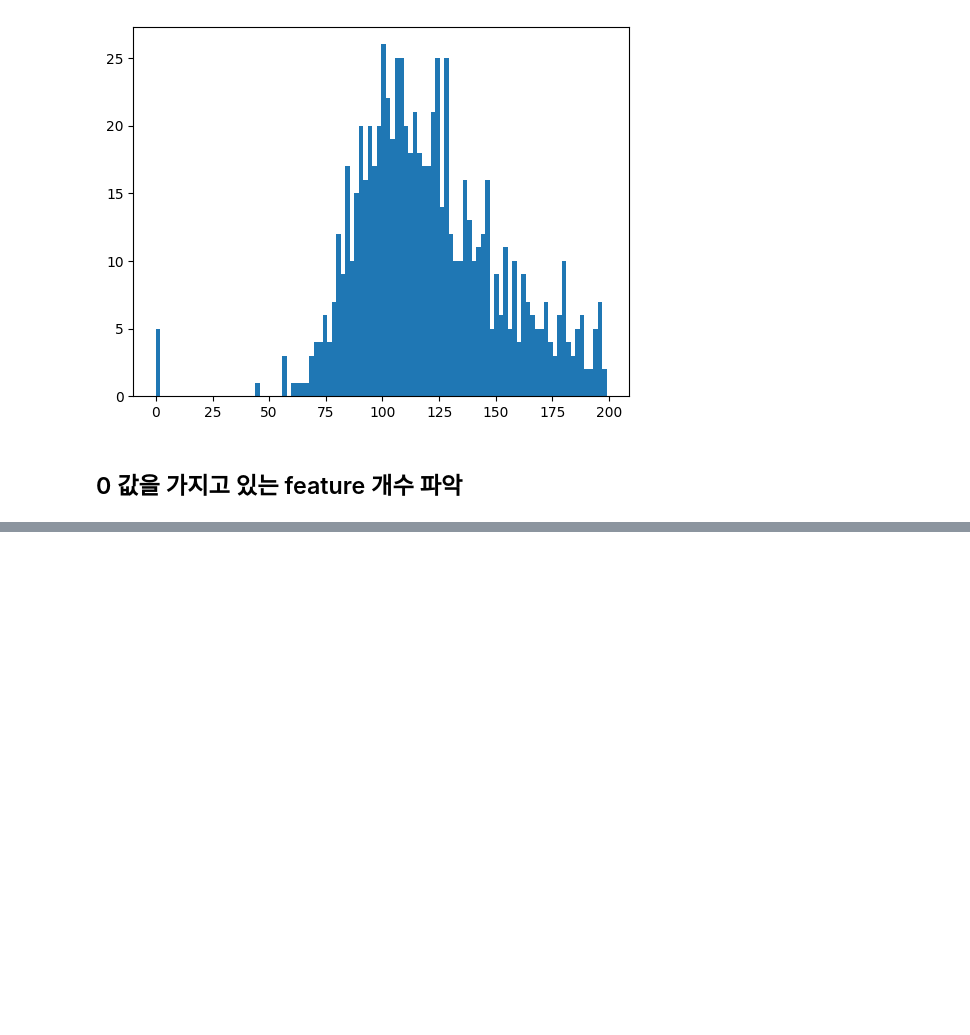
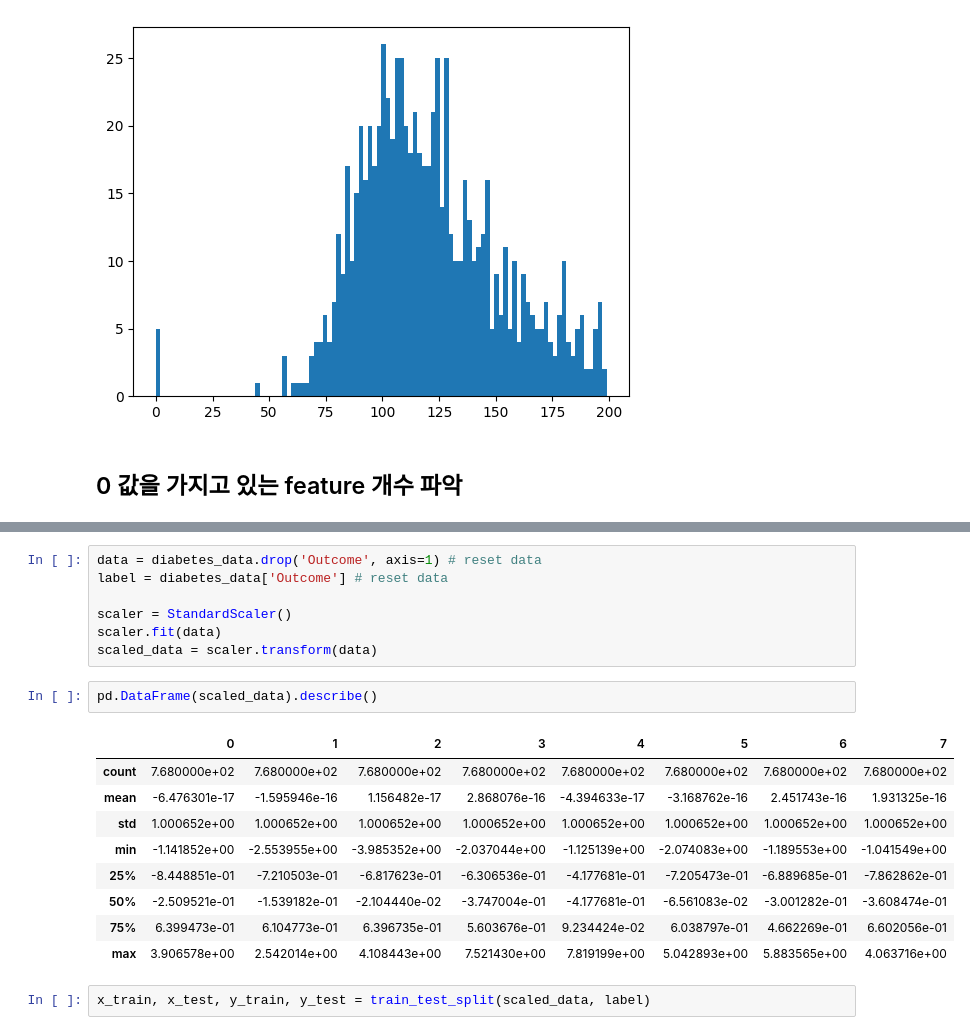
Before and after one commit to SCUTUM98/MachineLearning_Class, a Jupyter notebook: 0616_당뇨병예측.ipynb, the cells around one changed output, grey strips where cells are left out. Drawn from its saved outputs; the diff is of its cells as text; blank space fills up the shorter version.

```diff
--- a/0616_당뇨병예측.ipynb
+++ b/0616_당뇨병예측.ipynb
@@ -144,0 +168,21 @@ BMI 0의 건수는 11, 퍼센트: 1.43%
+# %%
+data = diabetes_data.drop('Outcome', axis=1) # reset data
+label = diabetes_data['Outcome'] # reset data
+
+scaler = StandardScaler()
+scaler.fit(data)
+scaled_data = scaler.transform(data)
+# %%
+pd.DataFrame(scaled_data).describe()
+# %% [output]
+|  | 0 | 1 | 2 | 3 | 4 | 5 | 6 | 7 |
+| count | 7.680000e+02 | 7.680000e+02 | 7.680000e+02 | 7.680000e+02 | 7.680000e+02 | 7.680000e+02 | 7.680000e+02 | 7.680000e+02 |
+| mean | -6.476301e-17 | -1.595946e-16 | 1.156482e-17 | 2.868076e-16 | -4.394633e-17 | -3.168762e-16 | 2.451743e-16 | 1.931325e-16 |
+| std | 1.000652e+00 | 1.000652e+00 | 1.000652e+00 | 1.000652e+00 | 1.000652e+00 | 1.000652e+00 | 1.000652e+00 | 1.000652e+00 |
+| min | -1.141852e+00 | -2.553955e+00 | -3.985352e+00 | -2.037044e+00 | -1.125139e+00 | -2.074083e+00 | -1.189553e+00 | -1.041549e+00 |
+| 25% | -8.448851e-01 | -7.210503e-01 | -6.817623e-01 | -6.306536e-01 | -4.177681e-01 | -7.205473e-01 | -6.889685e-01 | -7.862862e-01 |
+| 50% | -2.509521e-01 | -1.539182e-01 | -2.104440e-02 | -3.747004e-01 | -4.177681e-01 | -6.561083e-02 | -3.001282e-01 | -3.608474e-01 |
+| 75% | 6.399473e-01 | 6.104773e-01 | 6.396735e-01 | 5.603676e-01 | 9.234424e-02 | 6.038797e-01 | 4.662269e-01 | 6.602056e-01 |
+| max | 3.906578e+00 | 2.542014e+00 | 4.108443e+00 | 7.521430e+00 | 7.819199e+00 | 5.042893e+00 | 5.883565e+00 | 4.063716e+00 |
+# %%
+x_train, x_test, y_train, y_test = train_test_split(scaled_data, label)
```
Also changed, not shown: parts of 8 cells of this notebook.
